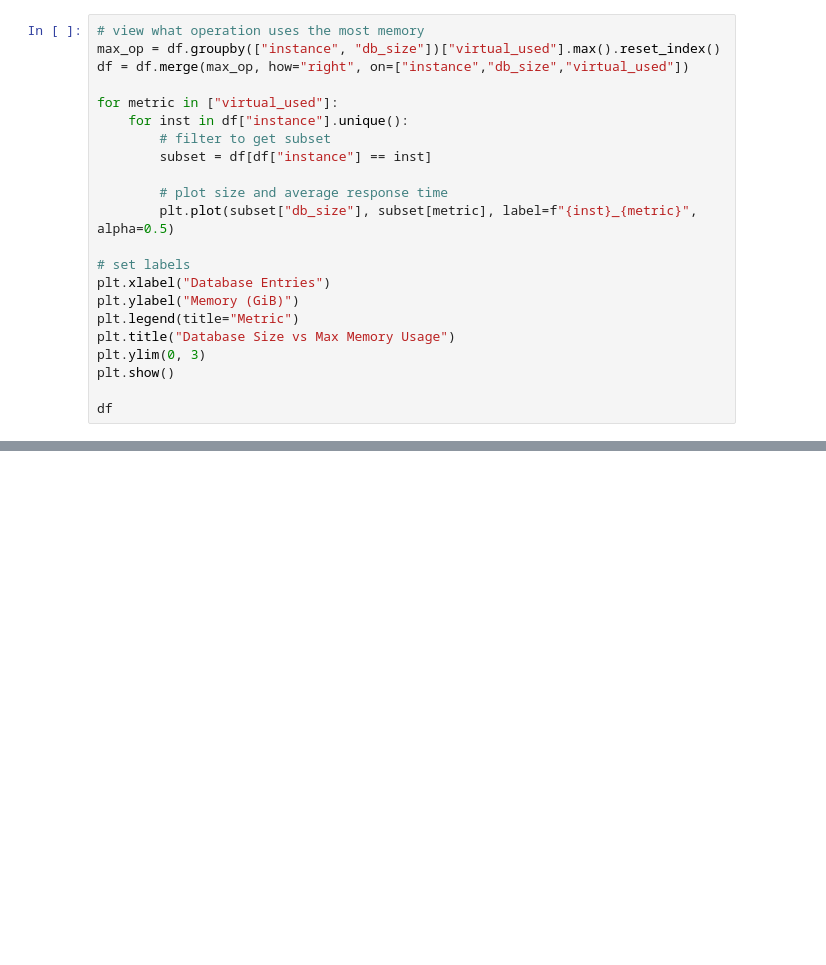
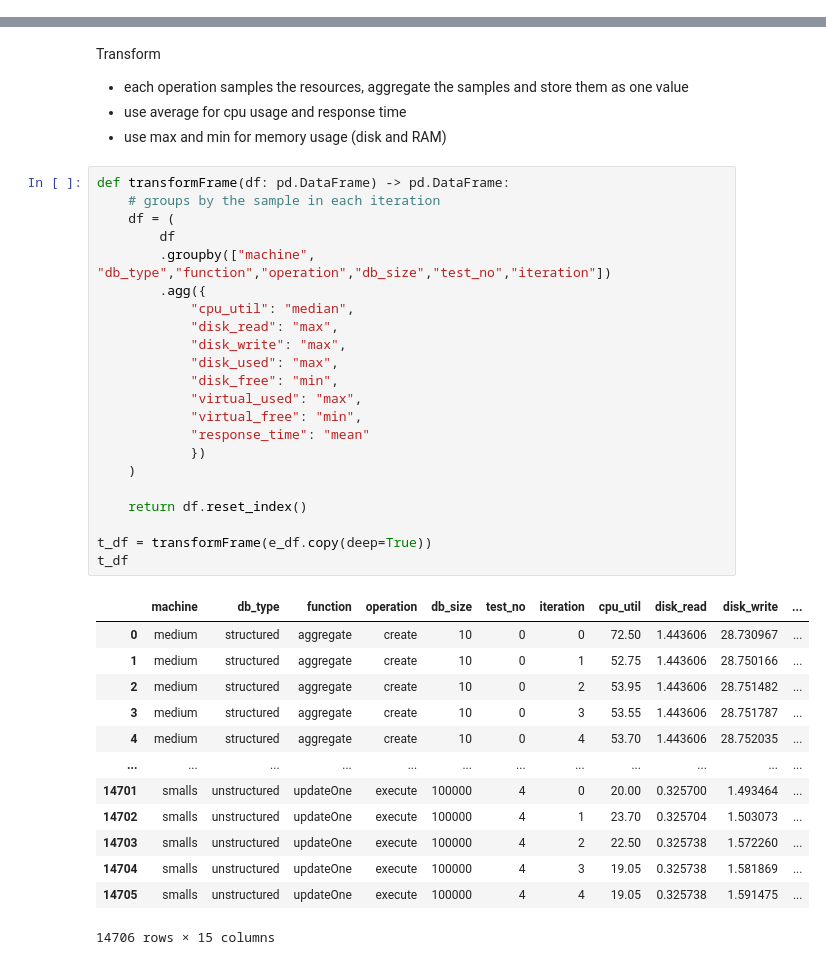
Before and after one commit to AhmadJanjua/MongoPerformance, a Jupyter notebook: src/analysis.ipynb, the cells around one changed output, grey strips where cells are left out. Saved outputs shown, nothing was run; the diff lists cells and outputs as text; blank space fills up the shorter version.

Commit message:
Adapted to parse new logs + initial data visualization

```diff
--- a/src/analysis.ipynb
+++ b/src/analysis.ipynb
@@ -185,22 +130,0 @@ plt.show()
-# %%
-# view what operation uses the most memory
-max_op = df.groupby(["instance", "db_size"])["virtual_used"].max().reset_index()
-df = df.merge(max_op, how="right", on=["instance","db_size","virtual_used"])
-
-for metric in ["virtual_used"]:
-    for inst in df["instance"].unique():
-        # filter to get subset
-        subset = df[df["instance"] == inst]
-
-        # plot size and average response time
-        plt.plot(subset["db_size"], subset[metric], label=f"{inst}_{metric}", alpha=0.5)
-
-# set labels
-plt.xlabel("Database Entries")
-plt.ylabel("Memory (GiB)")
-plt.legend(title="Metric")
-plt.title("Database Size vs Max Memory Usage")
-plt.ylim(0, 3)
-plt.show()
-
-df
@@ -481,0 +131,41 @@ plt.show()
+# %% [markdown]
+Transform
+- each operation samples the resources, aggregate the samples and store them as one value
+- use average for cpu usage and response time
+- use max and min for memory usage (disk and RAM)
+# %%
+def transformFrame(df: pd.DataFrame) -> pd.DataFrame:
+    # groups by the sample in each iteration
+    df = (
+        df
+        .groupby(["machine", "db_type","function","operation","db_size","test_no","iteration"])
+        .agg({
+            "cpu_util": "median",
+            "disk_read": "max",
+            "disk_write": "max",
+            "disk_used": "max",
+            "disk_free": "min",
+            "virtual_used": "max",
+            "virtual_free": "min",
+            "response_time": "mean"
+            })
+    )
+
+    return df.reset_index()
+
+t_df = transformFrame(e_df.copy(deep=True))
+t_df
+# %% [output]
+|  | machine | db_type | function | operation | db_size | test_no | iteration | cpu_util | disk_read | disk_write | ... |
+| 0 | medium | structured | aggregate | create | 10 | 0 | 0 | 72.50 | 1.443606 | 28.730967 | ... |
+| 1 | medium | structured | aggregate | create | 10 | 0 | 1 | 52.75 | 1.443606 | 28.750166 | ... |
+| 2 | medium | structured | aggregate | create | 10 | 0 | 2 | 53.95 | 1.443606 | 28.751482 | ... |
+| 3 | medium | structured | aggregate | create | 10 | 0 | 3 | 53.55 | 1.443606 | 28.751787 | ... |
+| 4 | medium | structured | aggregate | create | 10 | 0 | 4 | 53.70 | 1.443606 | 28.752035 | ... |
+| ... | ... | ... | ... | ... | ... | ... | ... | ... | ... | ... | ... |
+| 14701 | smalls | unstructured | updateOne | execute | 100000 | 4 | 0 | 20.00 | 0.325700 | 1.493464 | ... |
+| 14702 | smalls | unstructured | updateOne | execute | 100000 | 4 | 1 | 23.70 | 0.325704 | 1.503073 | ... |
+| 14703 | smalls | unstructured | updateOne | execute | 100000 | 4 | 2 | 22.50 | 0.325738 | 1.572260 | ... |
+| 14704 | smalls | unstructured | updateOne | execute | 100000 | 4 | 3 | 19.05 | 0.325738 | 1.581869 | ... |
+| 14705 | smalls | unstructured | updateOne | execute | 100000 | 4 | 4 | 19.05 | 0.325738 | 1.591475 | ... |
+14706 rows × 15 columns
```
Also changed, not shown: parts of 29 cells of this notebook.
